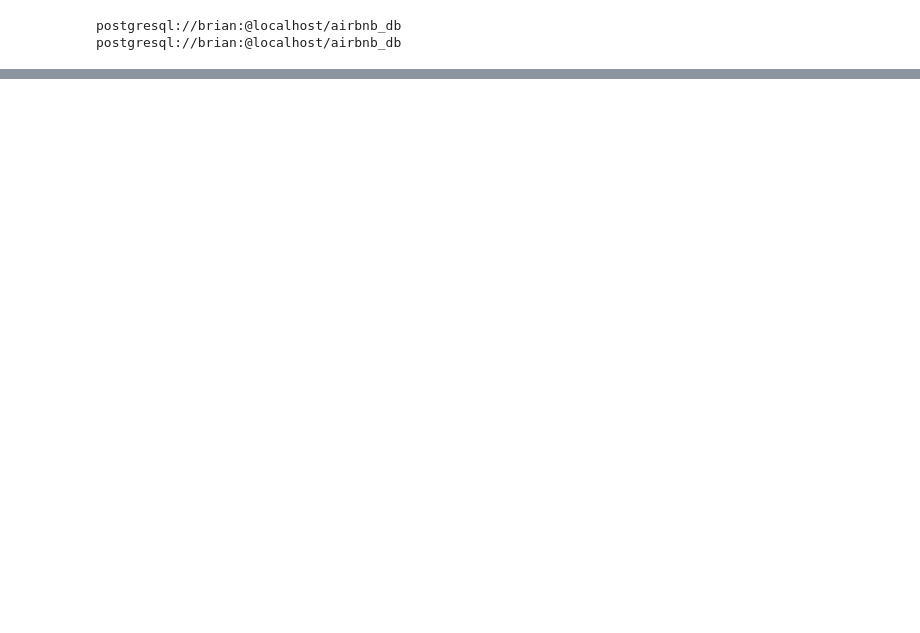
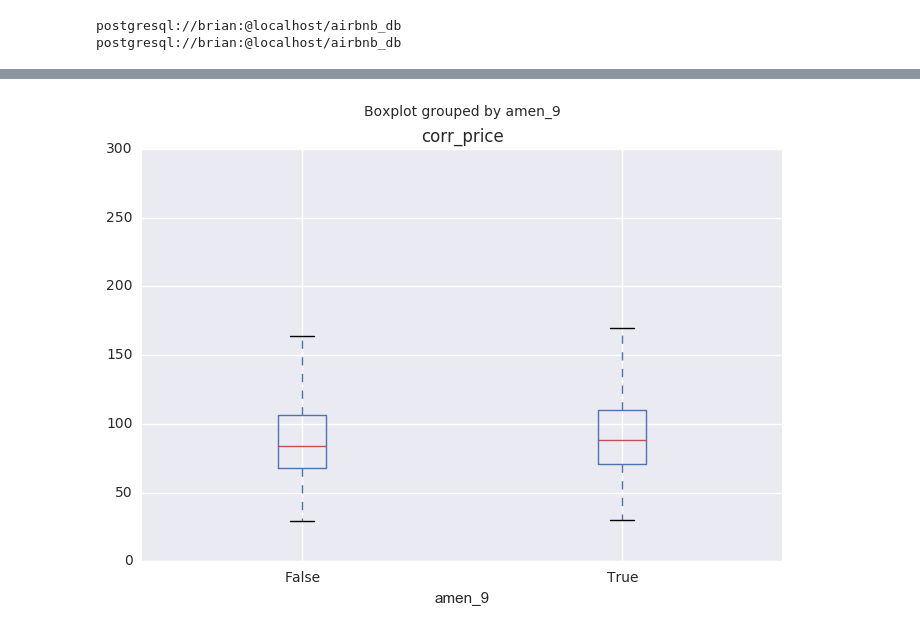
Before and after one commit to btamadio/PricePredictor, a Jupyter notebook: PricePredictor/binary_feature_engineering.ipynb, the cells around one changed output, grey strips where cells are left out. Saved outputs shown, nothing was run; the diff lists cells and outputs as text; code cells hidden in the pictures; blank space fills up the shorter version.

```diff
--- a/PricePredictor/binary_feature_engineering.ipynb
+++ b/PricePredictor/binary_feature_engineering.ipynb
@@ -137,0 +135,4 @@ True
+# %%
+df.boxplot(column='corr_price',by='amen_9');
+# %% [output]
+[figure, added]
```
Also changed, not shown: parts of 7 cells of this notebook, 3 other files.
